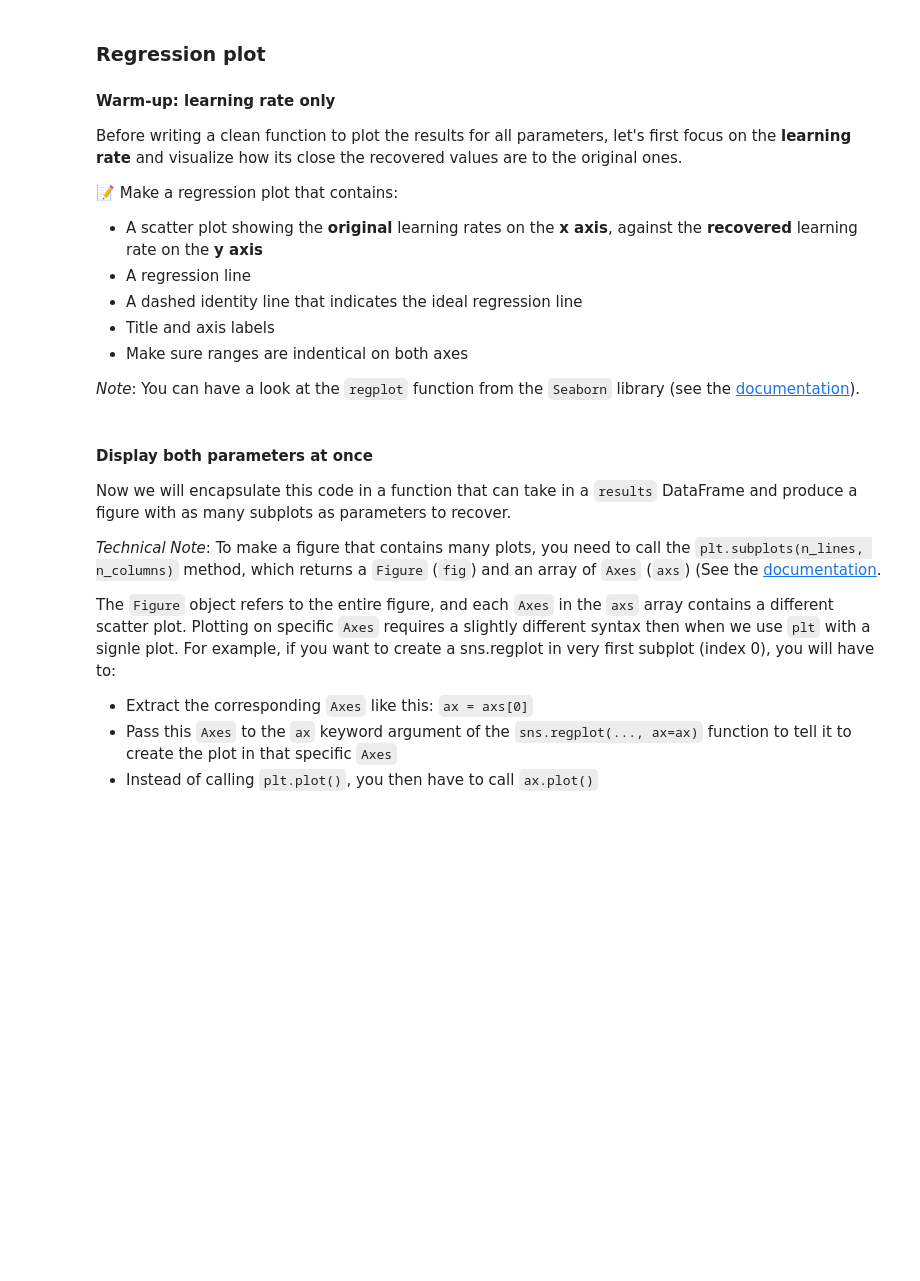
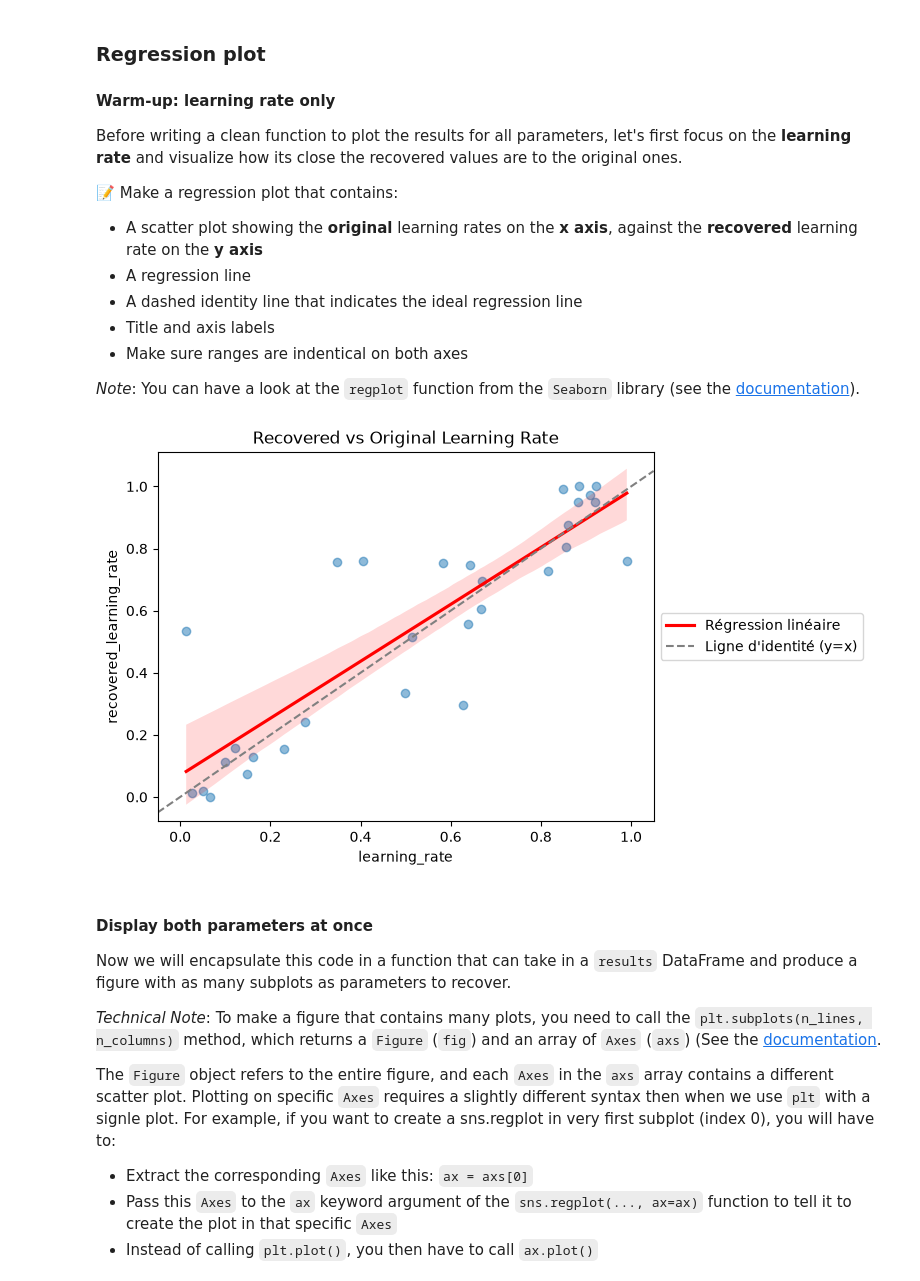
Before and after one commit to easiryne/cognitive-modeling-lab, a Jupyter notebook: TD_6/td6_notebook.ipynb, the cells around one changed output. Saved outputs shown, nothing was run; the diff lists cells and outputs as text; code cells hidden in the pictures; blank space fills up the shorter version.

```diff
--- a/TD_6/td6_notebook.ipynb
+++ b/TD_6/td6_notebook.ipynb
@@ -209,13 +248,13 @@ recovered_model = ...
 📝Get the recovered parameters from the model you just fitted
 # %%
 recovered_params = {
-    'recov_learning_rate': ...,
-    'recov_temperature': ...
+    'recov_learning_rate': recovered_model.learning_rate,
+    'recov_temperature': recovered_model.temperature
 }
 # %% [markdown]
 📝Store the **original** and **recovered** parameters of your recovery in a pandas `Series`.
 
 _Python Note_: `Series` are the data structures that Pandas uses to hold a **row** of data in a DataFrame. As opposed to a NumPy `array`, a `Series` has an **index** that can hold a distinct **label** to identify each element in the series. You can create a `Series` with a dictionary containing the data. Here you need to combine the content of the `original_parameters` dict and the `recovered_parameters` dict.
 # %%
-single_result = pd.Series(...)  # Pass a combined dictionary that contains both sets of parameters
+single_result = pd.Series(original_params | recovered_params)  # Pass a combined dictionary that contains both sets of parameters
 single_result                   # This will display the labeled values of your Series
@@ -237,8 +282,8 @@ Sure! For that, we can define **parameter distributions** and sample from them.
 - `temperature`: an exponential distribution with a scale of 0.1
 # %%
 param_distributions = {
-    'learning_rate': ...,
-    'temperature': ...
+    'learning_rate': scipy.stats.uniform(0, 1),
+    'temperature': scipy.stats.expon(scale=0.1)
 }
 # %% [markdown]
 👉 Visualize the density of your parameter functions with the `display_distributions()` function below (just run the cell).
@@ -281,22 +328,24 @@ def perform_parameter_recovery(task, ModelClass, parameter_distributions, n_samp
     for i in trange(n_samplings):
         # Sample parameters and instantiate the original model
         original_params = {
-            ...
+            'learning_rate': parameter_distributions['learning_rate'].rvs(),
+            'temperature': parameter_distributions['temperature'].rvs()
         }
-        original_model = ...
+        original_model = ModelClass(**original_params)  # Unpack the dictionary of parameters
 
         # Simulate task with the original model
-        actions, probs, rewards = ...
+        actions, probs, rewards = original_model.simulate(task)
 
         # Fit the model to the simulated data (Tip: use the verbose=False argument)
-        recovered_model = ...
+        recovered_model = ModelClass.fit(actions, rewards, verbose=False)
 
         # Extract the recovered parameters
         recovered_params = {
-            ...
+            'recovered_learning_rate': recovered_model.learning_rate,
+            'recovered_temperature': recovered_model.temperature
         }
         # Store the result in a Pandas Series
-        single_result = pd.Series(...)
+        single_result = pd.Series({**original_params, **recovered_params})  # Pass a combined dictionary that contains both sets of parameters
 
         results.append(single_result)
 
@@ -336,6 +391,16 @@ Before writing a clean function to plot the results for all parameters, let's fi
 _Note_: You can have a look at the `regplot` function from the `Seaborn` library (see the [documentation](https://seaborn.pydata.org/generated/seaborn.regplot.html)).
 # %%
 # Your code here
+plt.scatter(results['learning_rate'], results['recovered_learning_rate'], alpha=0.5)
+plt.xlabel('Original Learning Rate')
+plt.ylabel('Recovered Learning Rate')
+plt.title('Recovered vs Original Learning Rate')
+sns.regplot(x='learning_rate', y='recovered_learning_rate', data=results, scatter=False, color='red', label='Régression linéaire')
+plt.axline((0, 0), (1, 1), color='gray', linestyle='--', label='Ligne d\'identité (y=x)')
+plt.legend(loc='center left', bbox_to_anchor=(1, 0.5))
+plt.show()
+# %% [output]
+[figure, added]
 # %% [markdown]
 #### Display both parameters at once
 
```
Also changed, not shown: parts of 19 cells of this notebook.
